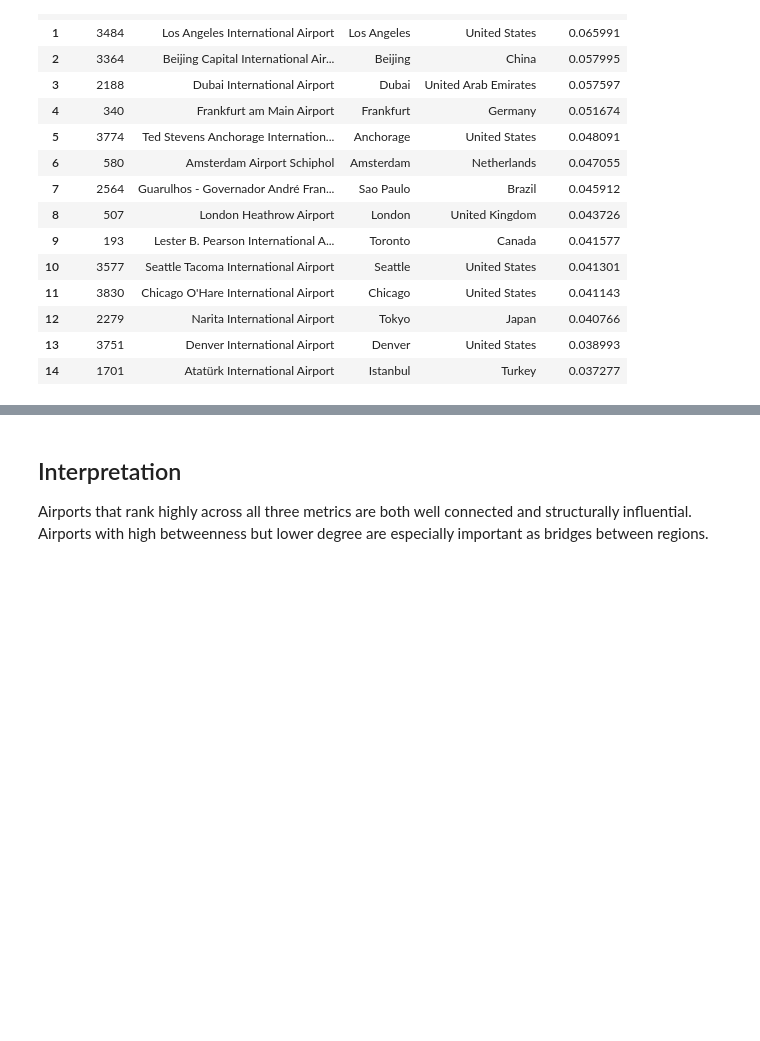
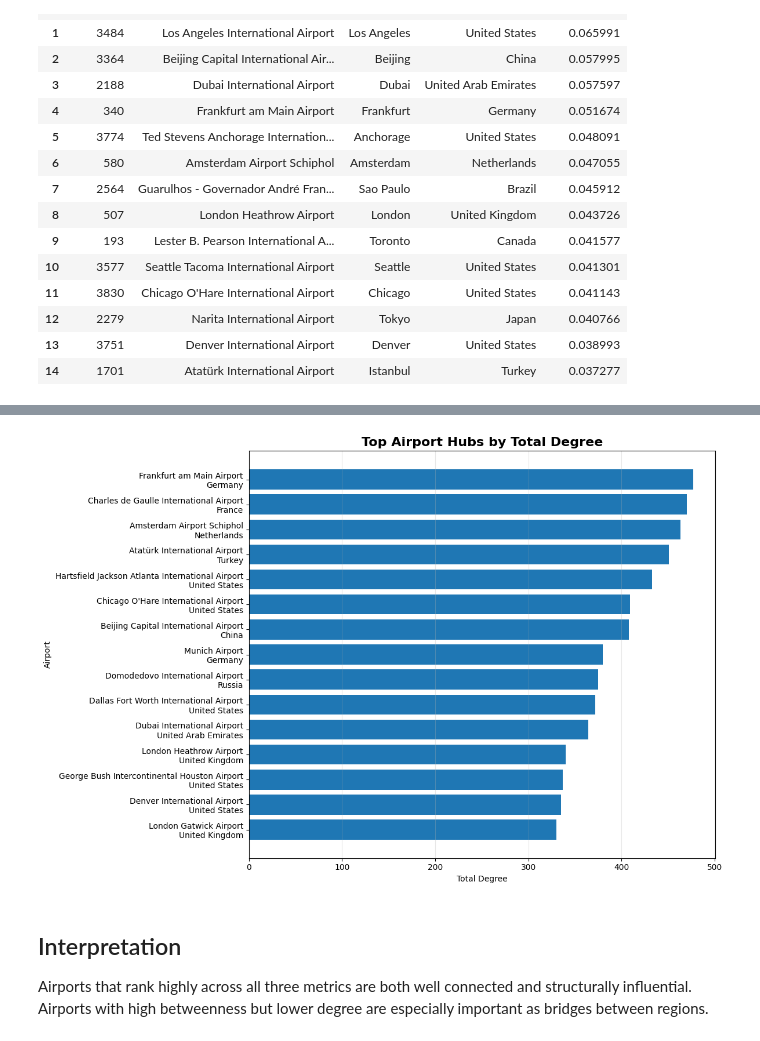
Before and after one commit to Himanshi2701/Global-Airport-Network-Analysis, a Jupyter notebook: Notebooks/04_Centrality_Analysis.ipynb, the cells around one changed output, grey strips where cells are left out. Saved outputs shown, nothing was run; the diff lists cells and outputs as text; code cells hidden in the pictures; blank space fills up the shorter version.

```diff
--- a/Notebooks/04_Centrality_Analysis.ipynb
+++ b/Notebooks/04_Centrality_Analysis.ipynb
@@ -131,3 +188,44 @@ comparison.sort_values('total_degree', ascending=False).head(15)
+# %%
+import matplotlib.pyplot as plt
+
+top20 = degree_results.copy()
+
+labels = (
+    top20["airport"]
+    + "\n"
+    + top20["country"]
+)
+
+plt.figure(figsize=(12,8))
+
+plt.barh(
+    labels[::-1],
+    top20["total_degree"][::-1]
+)
+
+plt.xlabel("Total Degree")
+
+plt.ylabel("Airport")
+
+plt.title(
+    "Top Airport Hubs by Total Degree",
+    fontsize=16,
+    weight="bold"
+)
+
+plt.grid(axis="x", alpha=0.3)
+
+plt.tight_layout()
+
+plt.savefig(
+    "../Reports/figures/top20_hubs.png",
+    dpi=300,
+    bbox_inches="tight"
+)
+
+plt.show()
+# %% [output]
+[figure, added]
 # %% [markdown]
 ## Interpretation
 
```
Also changed, not shown: parts of 5 cells of this notebook, 11 other files.
